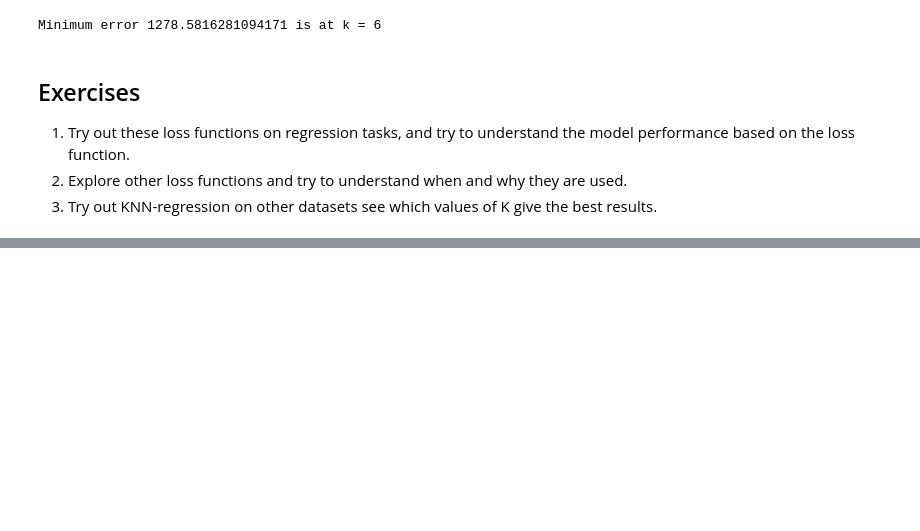
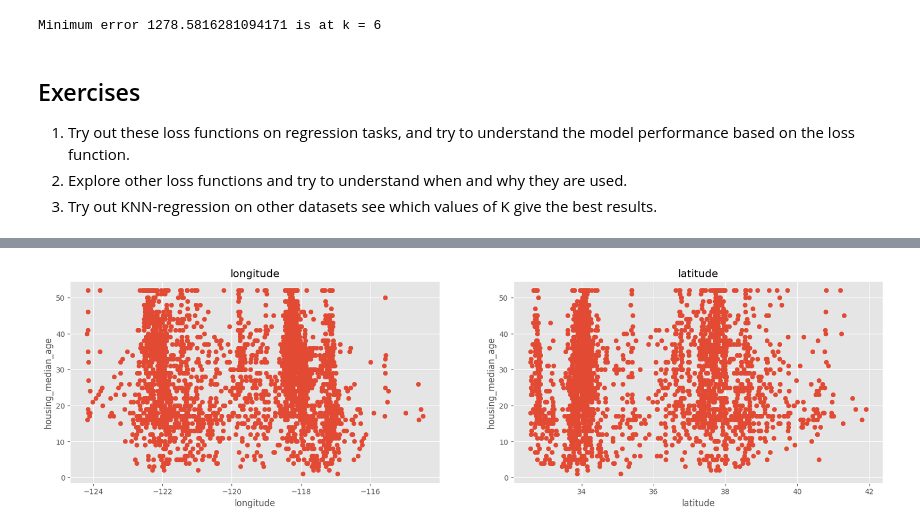
Before and after one commit to umamaheshkoripilli/FMML-MODULE1, a Jupyter notebook: Regression_Lab_2.ipynb, the cells around one changed output, grey strips where cells are left out. Saved outputs shown, nothing was run; the diff lists cells and outputs as text; code cells hidden in the pictures; blank space fills up the shorter version.

```diff
--- a/Regression_Lab_2.ipynb
+++ b/Regression_Lab_2.ipynb
@@ -259,0 +317,3 @@ Minimum error 1278.5816281094171 is at k = 6
+# %%
+df=pd.read_csv("/content/sample_data/california_housing_test.csv")
+df.head()
@@ -259,0 +327,15 @@ Minimum error 1278.5816281094171 is at k = 6
+# %%
+plt.figure(figsize=(20, 5))
+features = ['longitude','latitude']
+target = df['housing_median_age']
+
+for i, col in enumerate(features):
+    plt.subplot(1, len(features) , i+1)
+    house_features = df[col]
+    target_price = target
+    plt.scatter(house_features, target_price, marker='o')
+    plt.title(col)
+    plt.xlabel(col)
+    plt.ylabel('housing_median_age')
+# %% [output]
+[figure, added]
```
Also changed, not shown: parts of 8 cells of this notebook.
